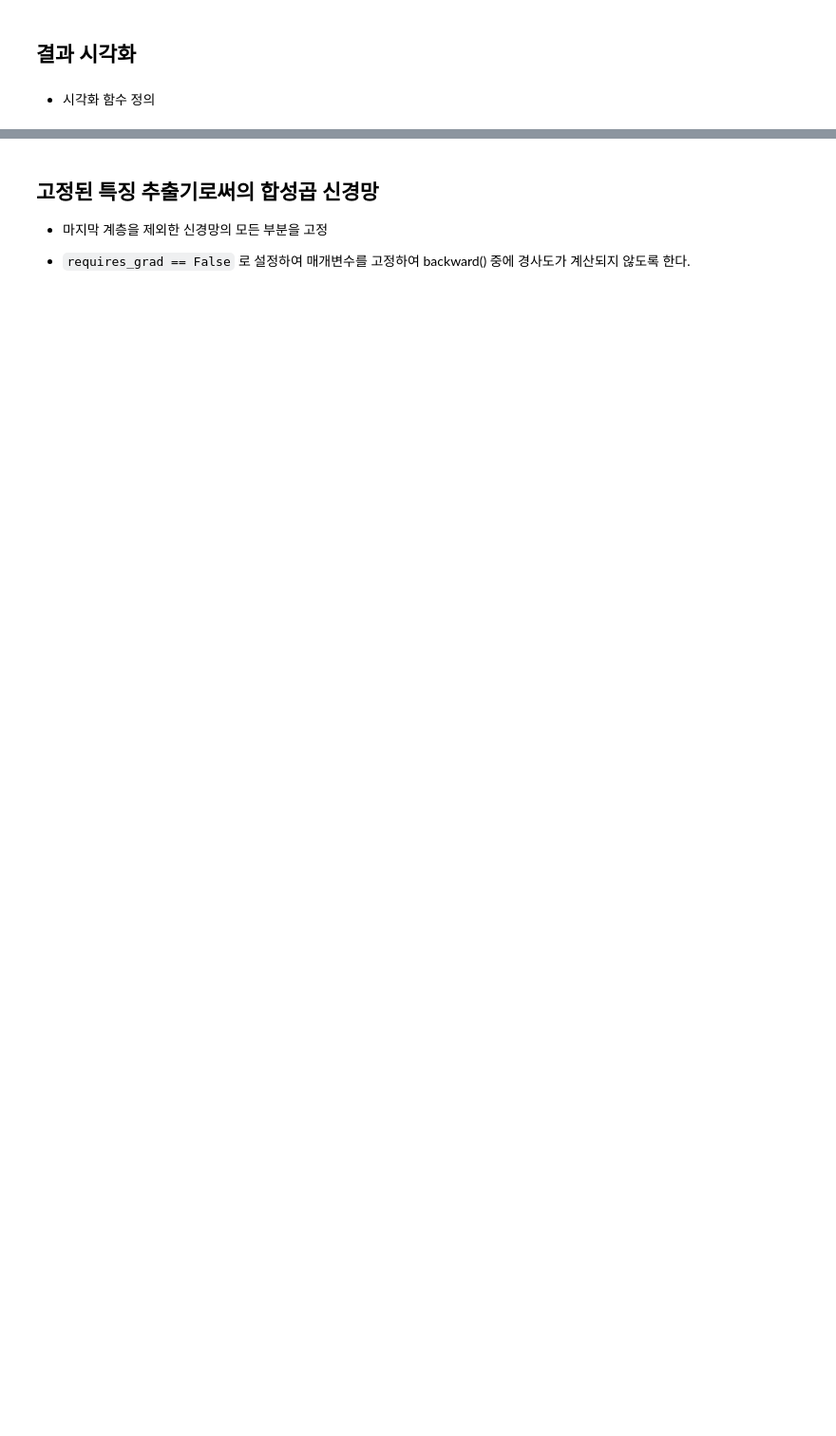
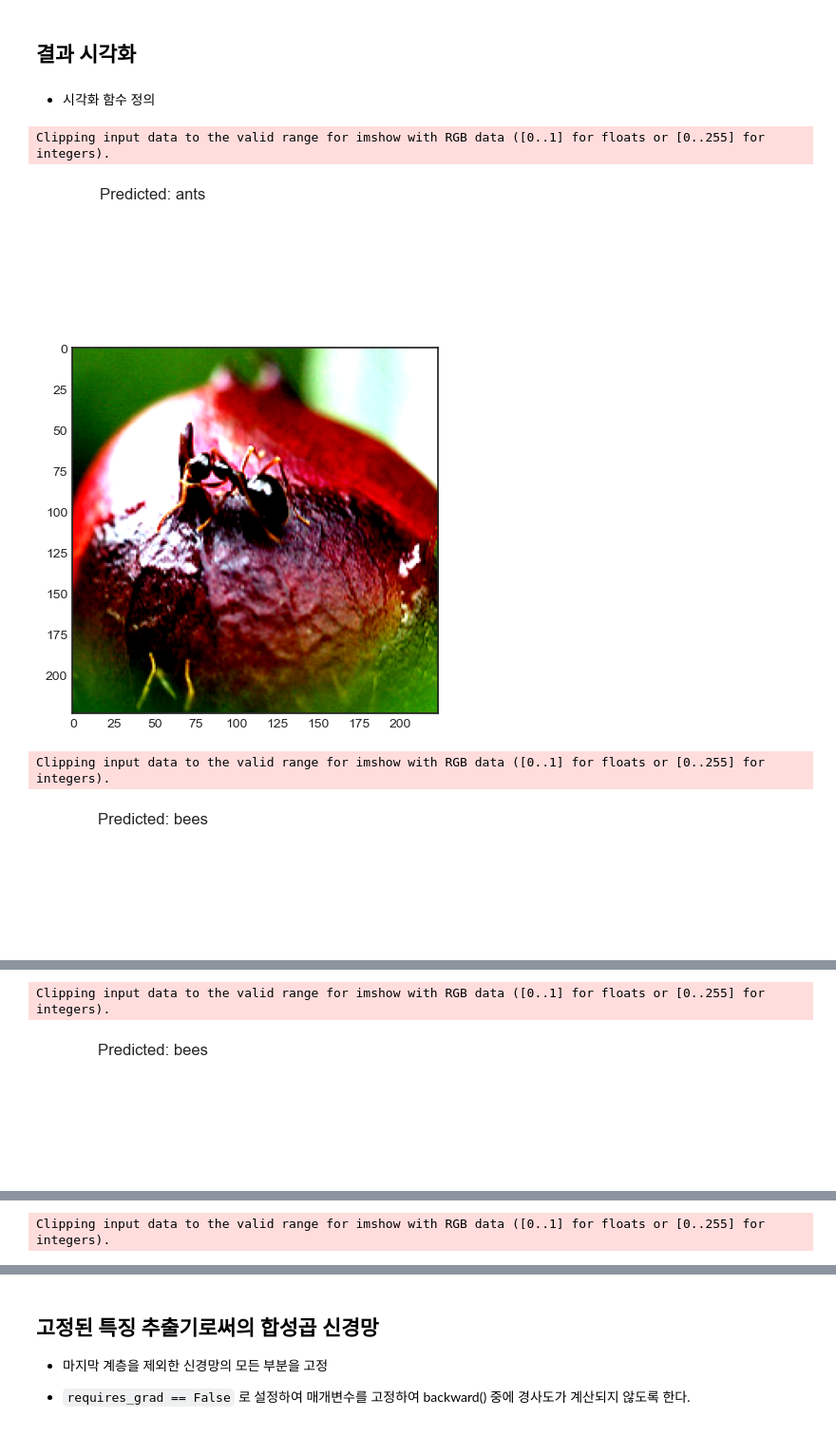
Before and after one commit to kksoo1769/study, a Jupyter notebook: code/deep_learning/10.pytorch_gen_nn/10-3.pretrained_model.ipynb, the cells around one changed output, grey strips where cells are left out. Shown at 95% size. Saved outputs shown, nothing was run; the diff lists cells and outputs as text; code cells hidden in the pictures; blank space fills up the shorter version.

```diff
--- a/code/deep_learning/10.pytorch_gen_nn/10-3.pretrained_model.ipynb
+++ b/code/deep_learning/10.pytorch_gen_nn/10-3.pretrained_model.ipynb
@@ -27,5 +135,7 @@
 # %% [markdown]
 -  7 에폭마다 0.1씩 학습율 감소
+# %%
+exp_lr_scheduler = lr_scheduler.StepLR(optimizer_ft, step_size=7, gamma=.1)
 # %% [markdown]
 ## 모델 학습
 # %% [markdown]
@@ -32,0 +200,2 @@
+# %%
+model_ft = train_model(model_ft, criterion, optimizer_ft, exp_lr_scheduler, 25)
@@ -34,3 +221,48 @@
 ## 결과 시각화
 # %% [markdown]
 - 시각화 함수 정의
+# %%
+def imshow(img):
+    img = img / 2 + .5
+    np_img = img.numpy()
+
+    fig = plt.figure(figsize=(10, 5))
+
+    plt.imshow(np.transpose(np_img, (1, 2, 0)))
+
+    plt.show()
+# %%
+def visualize_model(model, num_images=6):
+    was_training = model.training
+    model.eval()
+    imgs_so_far = 0
+    fig = plt.figure()
+
+    with torch.no_grad():
+        for i, (inputs, labels) in enumerate(data_loaders['val']):
+            inputs = inputs.to(device)
+            labels = labels.to(device)
+
+            outputs = model(inputs)
+            _, pred_indices = torch.max(outputs, 1)
+
+            for j in range(inputs.size(0)):
+                imgs_so_far += 1
+                ax = plt.subplot(num_images // 2, 2, imgs_so_far)
+                ax.axis('off')
+                ax.set_title(f"Predicted: {class_names[pred_indices[j]]}")
+                imshow(inputs.cpu().data[j])
+
+                if imgs_so_far == num_images:
+                    model.train(mode=was_training)
+
+                    return
+    model.train(mode=was_training)
+# %%
+visualize_model(model_ft)
+# %% [output]
+Clipping input data to the valid range for imshow with RGB data ([0..1] for floats or [0..255] for integers).
+[figure, added]
+[figure, added]
+Clipping input data to the valid range for imshow with RGB data ([0..1] for floats or [0..255] for integers).
+[figure, added]
@@ -36,0 +270,2 @@
+Clipping input data to the valid range for imshow with RGB data ([0..1] for floats or [0..255] for integers).
+[figure, added]
@@ -36,0 +273 @@
+Clipping input data to the valid range for imshow with RGB data ([0..1] for floats or [0..255] for integers).
```
Also changed, not shown: parts of 18 cells of this notebook.
